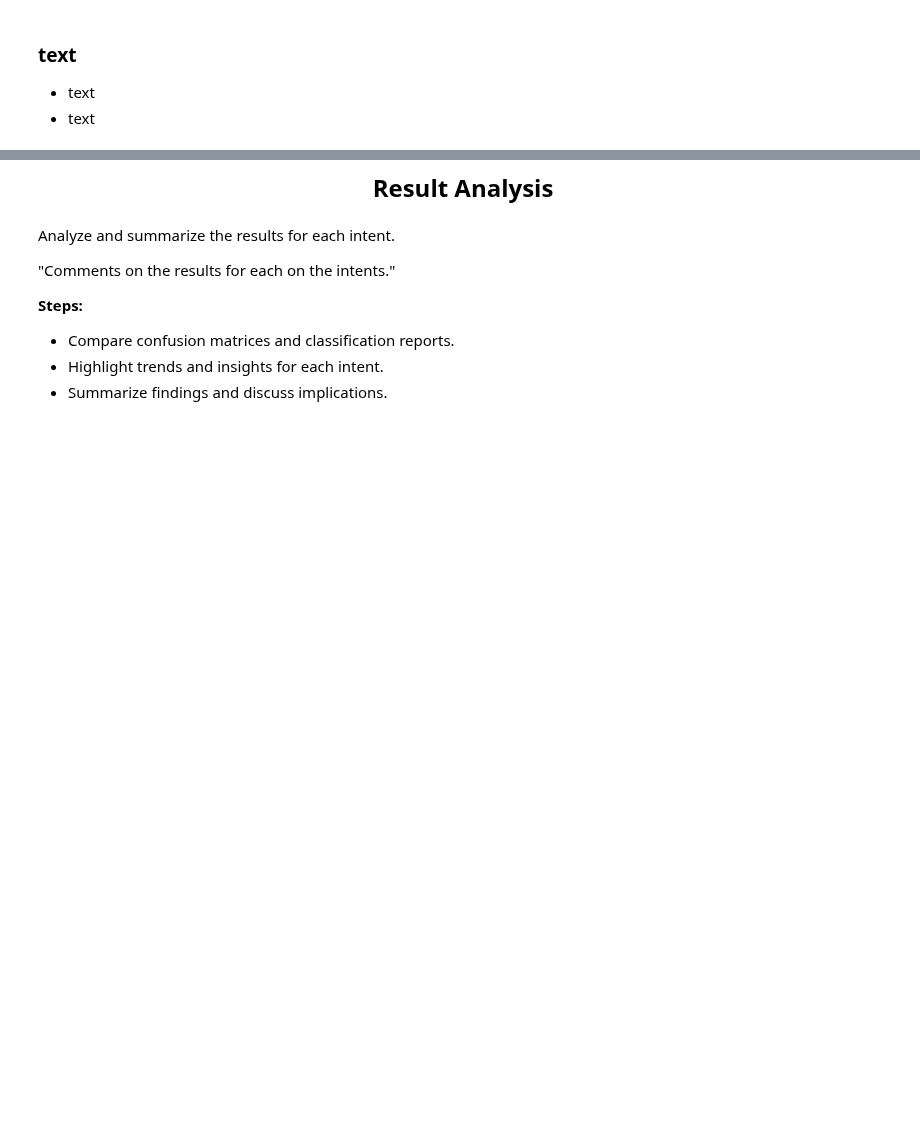
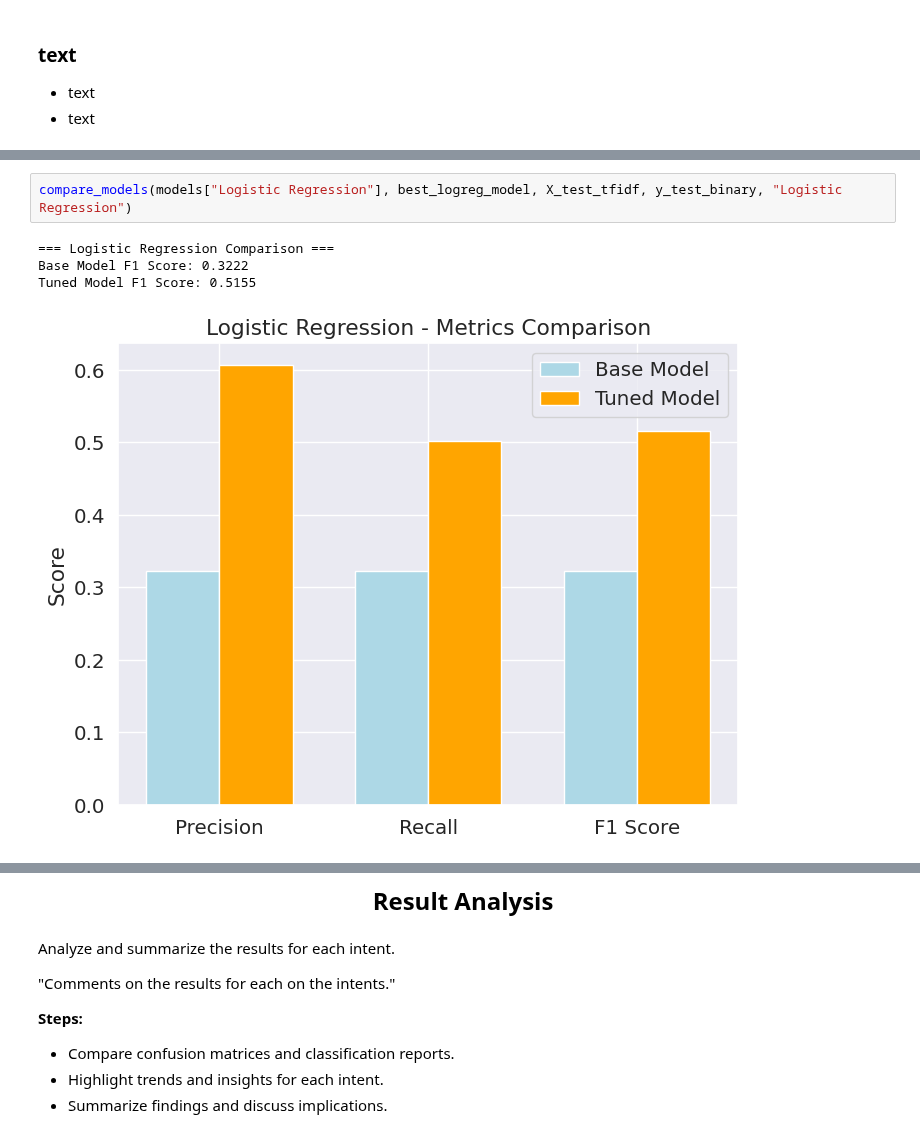
Before and after one commit to Botti01/SSH-Shell-Attacks, a Jupyter notebook: notebooks/section2_supervised_learning_classification.ipynb, the cells around one changed output, grey strips where cells are left out. Cells and saved outputs as stored; diff of their text form; blank space fills up the shorter version.

```diff
--- a/notebooks/section2_supervised_learning_classification.ipynb
+++ b/notebooks/section2_supervised_learning_classification.ipynb
@@ -585,0 +755,7 @@ Fitting 3 folds for each of 54 candidates, totalling 162 fits
+# %%
+compare_models(models["Logistic Regression"], best_logreg_model, X_test_tfidf, y_test_binary, "Logistic Regression")
+# %% [output]
+=== Logistic Regression Comparison ===
+Base Model F1 Score: 0.3222
+Tuned Model F1 Score: 0.5155
+[figure, added]
```
Also changed, not shown: parts of 14 cells of this notebook.
